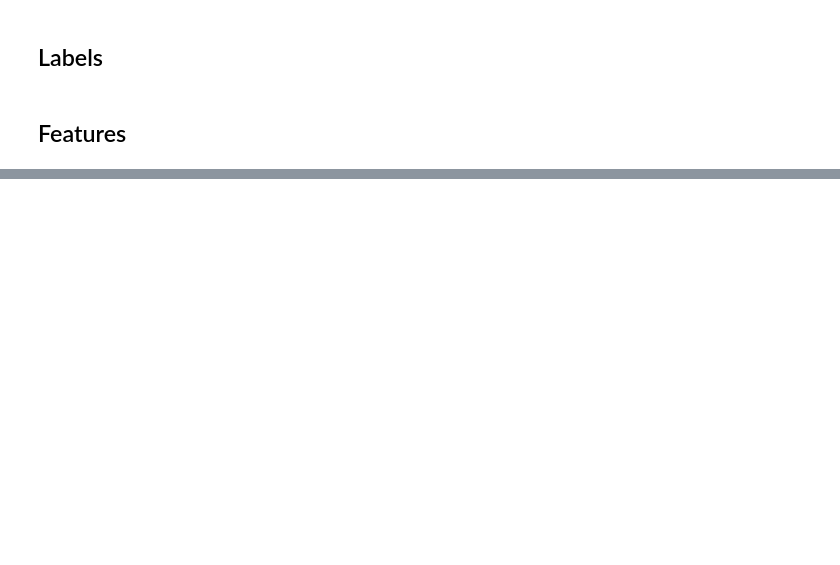
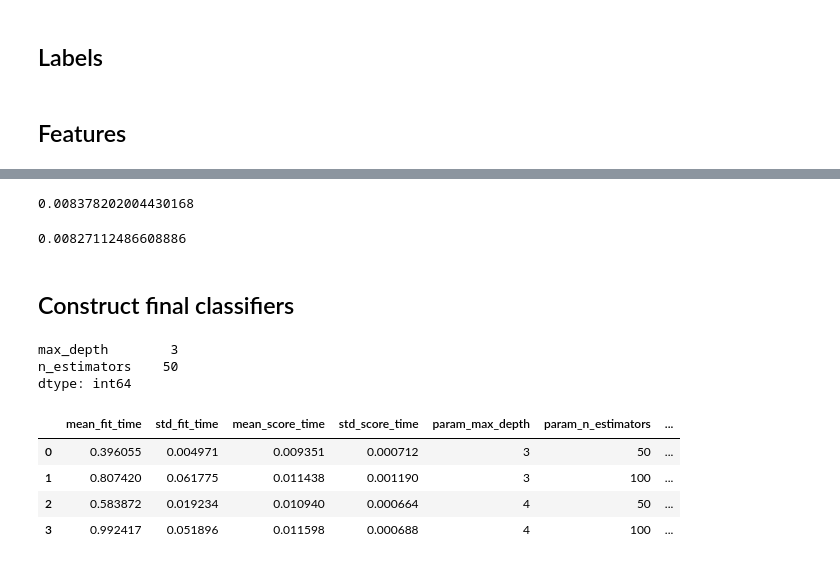
Before and after one commit to TK5-Tim/Big-Data-Cup, a Jupyter notebook: zone_entries.ipynb, the cells around one changed output, grey strips where cells are left out. Saved outputs shown, nothing was run; the diff lists cells and outputs as text; code cells hidden in the pictures; blank space fills up the shorter version.

```diff
--- a/zone_entries.ipynb
+++ b/zone_entries.ipynb
@@ -165,0 +223,12 @@ df_features['time_sequence_pre'] = df_features['seconds_remaining-0'] - df_featu
+# %%
+models = {}
+for label in tqdm(labels):
+    model = XGBClassifier(
+        n_estimators=100,
+        max_depth=3
+    )
+    model.fit(
+        X=df_X_train[feat],
+        y=df_y_train[label]
+    )
+    models[label] = model
@@ -165,0 +381,36 @@ df_features['time_sequence_pre'] = df_features['seconds_remaining-0'] - df_featu
+# %%
+brier_score_loss(
+    y_true=df_y_test['concedes'],
+    y_prob=df_base_rates['concedes']
+)
+# %% [output]
+0.008378202004430168
+# %%
+brier_score_loss(
+    y_true=df_y_test['concedes'],
+    y_prob=df_predictions_cv['concedes']
+)
+# %% [output]
+0.00827112486608886
+# %% [markdown]
+## Construct final classifiers
+# %%
+model_scores = models_cv['scores']
+# %%
+pd.Series(
+    model_scores.best_params_
+)
+# %% [output]
+max_depth        3
+n_estimators    50
+dtype: int64
+# %%
+pd.DataFrame(
+    model_scores.cv_results_
+)
+# %% [output]
+|  | mean_fit_time | std_fit_time | mean_score_time | std_score_time | param_max_depth | param_n_estimators | ... |
+| 0 | 0.396055 | 0.004971 | 0.009351 | 0.000712 | 3 | 50 | ... |
+| 1 | 0.807420 | 0.061775 | 0.011438 | 0.001190 | 3 | 100 | ... |
+| 2 | 0.583872 | 0.019234 | 0.010940 | 0.000664 | 4 | 50 | ... |
+| 3 | 0.992417 | 0.051896 | 0.011598 | 0.000688 | 4 | 100 | ... |
```
Also changed, not shown: parts of 53 cells of this notebook.
